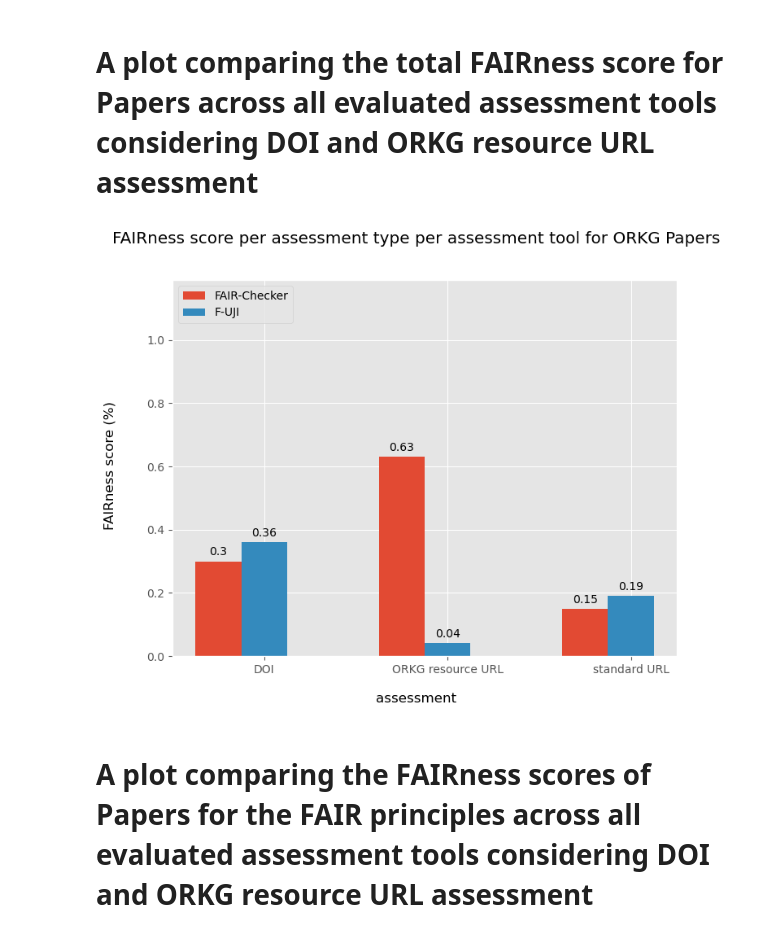
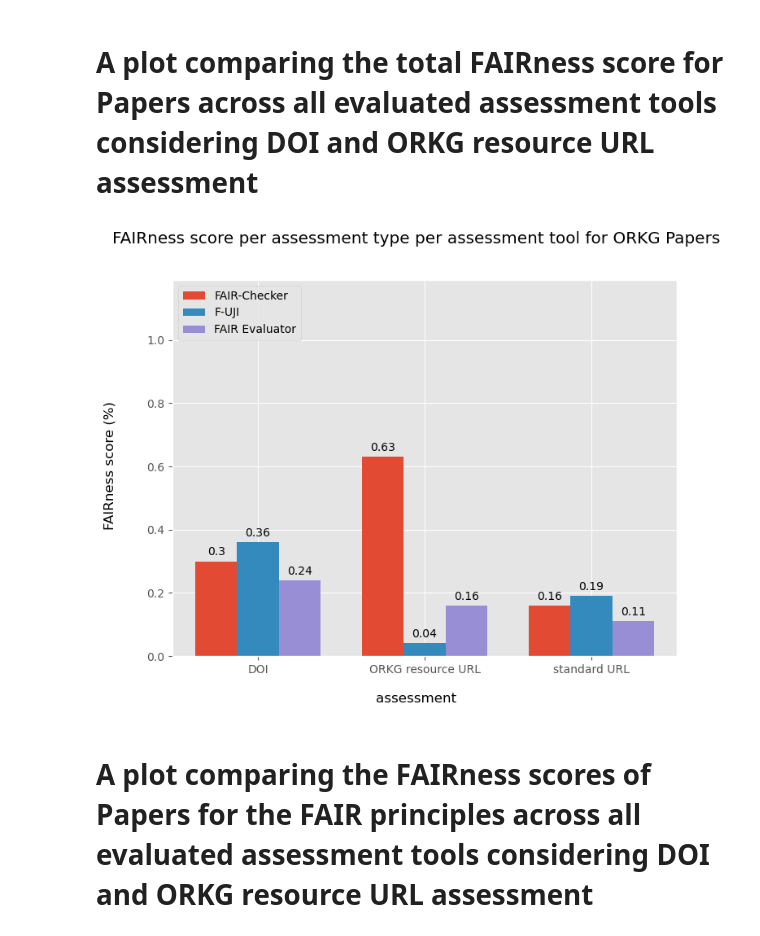
Before and after one commit to mwurzbacher/FAIRness-assessment-tools-evaluation-using-ORKG, a Jupyter notebook: Comparisons_graphs.ipynb, the cells around one changed output. Cells and saved outputs as stored; diff of their text form; code cells hidden in the pictures.

Commit message:
paper comparisons + graphs

```diff
--- a/Comparisons_graphs.ipynb
+++ b/Comparisons_graphs.ipynb
@@ -22,6 +23,9 @@ def get_metrics_from_result(assessment_result):
 
 def get_scores_from_result(assessment_result):
     return [int(item.get('score')) for item in assessment_result]
+
+def get_scores_from_result_fes(assessment_result):
+    return [item.get('score') for item in assessment_result]
 # %%
 def get_principle_from_metric_fairchecker(metric):
     if metric.startswith('F'):
@@ -52,2 +123,9 @@ def adjust_fes_metric_names(mname):
+# %%
+fcheck_fuji_all_papers_df = pd.merge(fcheck_papers_all_df, fuji_papers_all_df, on="paper", suffixes=("_fcheck", "_fuji"))
+all_papers_df = pd.merge(fcheck_fuji_all_papers_df, fes_papers_all_df, on="paper")
+all_papers_df
+fcheck_papers_all_df = all_papers_df[["paper", "FAIR_assessment_doi", "FAIR_assessment_url", "FAIR_assessment_std"]]
+fuji_papers_all_df = all_papers_df[["paper", "metric", "score_earned_doi", "score_total_doi", "score_earned_url", "score_total_url", "score_earned_std", "score_total_std"]]
+fes_papers_all_df = all_papers_df[["paper", "assessment_result_doi", "assessment_result_url", "assessment_result_std"]]
 # %% [markdown]
 FAIR-Checker
@@ -146,0 +213,32 @@ ________________________________________________________________________
+# %%
+fes_papers_all_df["assessment_result_doi"] = fes_papers_all_df["assessment_result_doi"].map(lambda x: x.replace("\'", "\""))
+fes_papers_all_df["assessment_result_doi"] = fes_papers_all_df["assessment_result_doi"].map(lambda x: x.replace("None", "\"None\""))
+fes_papers_all_df["assessment_result_doi"] = fes_papers_all_df["assessment_result_doi"].map(lambda x: json.loads(x))
+
+fes_papers_all_df["assessment_result_url"] = fes_papers_all_df["assessment_result_url"].map(lambda x: x.replace("\'", "\""))
+fes_papers_all_df["assessment_result_url"] = fes_papers_all_df["assessment_result_url"].map(lambda x: x.replace("None", "\"None\""))
+fes_papers_all_df["assessment_result_url"] = fes_papers_all_df["assessment_result_url"].map(lambda x: json.loads(x))
+
+fes_papers_all_df["assessment_result_std"] = fes_papers_all_df["assessment_result_std"].map(lambda x: x.replace("\'", "\""))
+fes_papers_all_df["assessment_result_std"] = fes_papers_all_df["assessment_result_std"].map(lambda x: x.replace("None", "\"None\""))
+fes_papers_all_df["assessment_result_std"] = fes_papers_all_df["assessment_result_std"].map(lambda x: json.loads(x))
+# %%
+fes_papers_all_df_temp = expand_fes_paper_df(fes_papers_all_df)
+fes_papers_all_df_temp["score_earned_doi"] = fes_papers_all_df_temp["score_earned_doi"].map(lambda x: x.replace("None", "0"))
+fes_papers_all_df_temp["score_earned_doi"] = fes_papers_all_df_temp["score_earned_doi"].map(lambda x: int(x))
+fes_papers_all_df_temp["score_earned_url"] = fes_papers_all_df_temp["score_earned_url"].map(lambda x: x.replace("None", "0"))
+fes_papers_all_df_temp["score_earned_url"] = fes_papers_all_df_temp["score_earned_url"].map(lambda x: int(x))
+fes_papers_all_df_temp["score_earned_std"] = fes_papers_all_df_temp["score_earned_std"].map(lambda x: x.replace("None", "0"))
+fes_papers_all_df_temp["score_earned_std"] = fes_papers_all_df_temp["score_earned_std"].map(lambda x: int(x))
+fes_papers_all_df_total = fes_papers_all_df_temp.groupby("paper").agg({
+    "score_earned_doi": "sum",
+    "score_total_doi": "sum",
+    "score_earned_url": "sum",
+    "score_total_url": "sum",
+    "score_earned_std": "sum",
+    "score_total_std": "sum"
+}).reset_index()
+fes_papers_all_df_total["score_percent_doi"] = fes_papers_all_df_total.apply(lambda x: x["score_earned_doi"]/x["score_total_doi"], axis=1)
+fes_papers_all_df_total["score_percent_url"] = fes_papers_all_df_total.apply(lambda x: x["score_earned_url"]/x["score_total_url"], axis=1)
+fes_papers_all_df_total["score_percent_std"] = fes_papers_all_df_total.apply(lambda x: x["score_earned_std"]/x["score_total_std"], axis=1)
+fes_papers_all_df_total
@@ -269,33 +383,34 @@ _____________________________________________________________
 # %%
 assessments = ("DOI", "ORKG resource URL", "standard URL")
 
 fairscores = {
     "FAIR-Checker": (np.mean(fcheck_papers_all_df_total["score_percent_doi"]).round(decimals=2), np.mean(fcheck_papers_all_df_total["score_percent_url"]).round(decimals=2), np.mean(fcheck_papers_all_df_total["score_percent_std"]).round(decimals=2)),
-    "F-UJI": (np.mean(fuji_papers_all_df_total["score_percent_doi"]).round(decimals=2), np.mean(fuji_papers_all_df_total["score_percent_url"]).round(decimals=2), np.mean(fuji_papers_all_df_total["score_percent_std"]).round(decimals=2))
+    "F-UJI": (np.mean(fuji_papers_all_df_total["score_percent_doi"]).round(decimals=2), np.mean(fuji_papers_all_df_total["score_percent_url"]).round(decimals=2), np.mean(fuji_papers_all_df_total["score_percent_std"]).round(decimals=2)),
+    "FAIR Evaluator": (np.mean(fes_papers_all_df_total["score_percent_doi"]).round(decimals=2), np.mean(fes_papers_all_df_total["score_percent_url"]).round(decimals=2), np.mean(fes_papers_all_df_total["score_percent_std"]).round(decimals=2))
 }
 
 x = np.arange(len(assessments))
 width = 0.25
 multiplier = 0
 
 fig, ax = plt.subplots(figsize=(8,6))
 for attribute, measurement in fairscores.items():
     offset = width * multiplier
     rects = ax.bar(x + offset, measurement, width, label=attribute)
     ax.bar_label(rects, padding=3)
     multiplier += 1
 
 ax.set_xticks(x + width, assessments)
 ax.set_ylim(0, 1.19)
 handles, labels = ax.get_legend_handles_labels()
 ax.legend(handles, labels, loc="upper left")
 
 fig.supylabel("FAIRness score (%)")
 fig.supxlabel("assessment")
 fig.suptitle("FAIRness score per assessment type per assessment tool for ORKG Papers", fontsize="x-large")
 plt.show()
 # %% [output]
-[figure, old version]
+[figure, new version]
 # %% [markdown]
 # A plot comparing the FAIRness scores of Papers for the FAIR principles across all evaluated assessment tools considering DOI and ORKG resource URL assessment
 # %%
```
Also changed, not shown: parts of 24 cells of this notebook, 5 other files.
